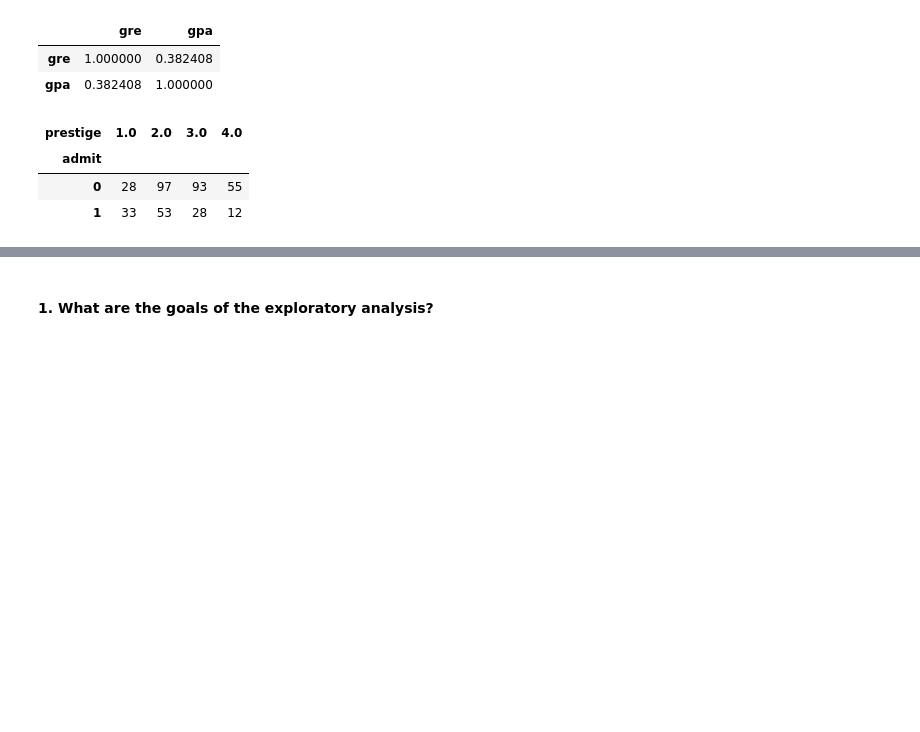
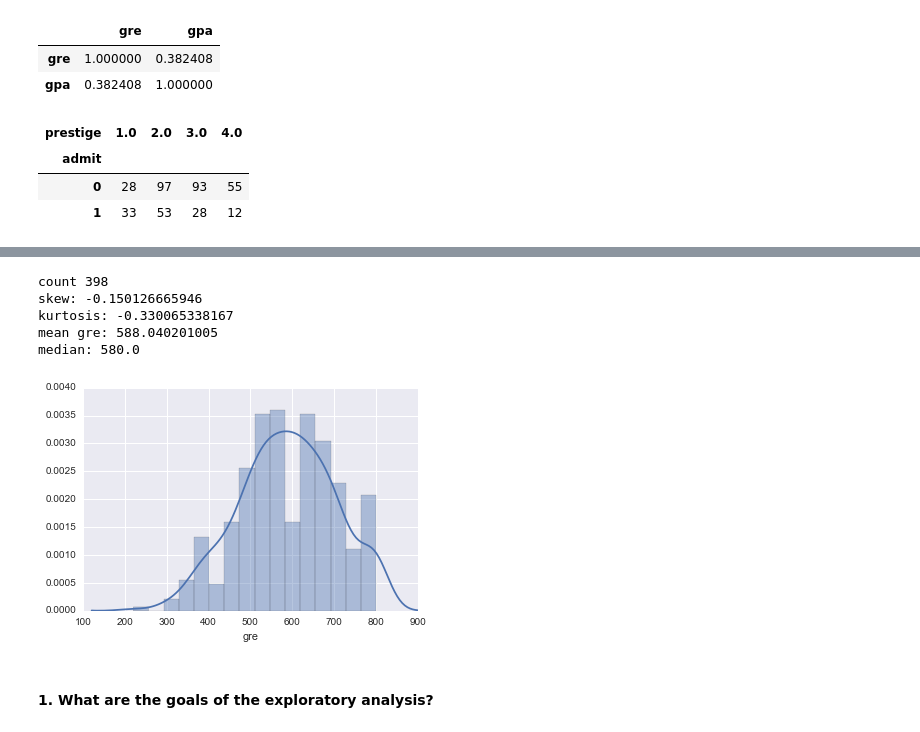
Before and after one commit to dateshaile/Machine-Learning-UND, a Jupyter notebook: project1-starter.ipynb, the cells around one changed output, grey strips where cells are left out. Cells and saved outputs as stored; diff of their text form; code cells hidden in the pictures; blank space fills up the shorter version.

```diff
--- a/project1-starter.ipynb
+++ b/project1-starter.ipynb
@@ -161,3 +183,19 @@ pd.crosstab(admit_df.admit, admit_df.prestige, rownames=['admit'])
+# %%
+df_gre = admit_df.gre.dropna()
+print "count", df_gre.count()
+sns.distplot(df_gre)
+
+print "skew:", df_gre.skew()
+print "kurtosis:", df_gre.kurtosis()
+print "mean gre:", df_gre.mean()
+print "median:", df_gre.median()
+# %% [output]
+count 398
+skew: -0.150126665946
+kurtosis: -0.330065338167
+mean gre: 588.040201005
+median: 580.0
+[figure, added]
 # %% [markdown]
 #### 1. What are the goals of the exploratory analysis?
 # %% [markdown]
```
Also changed, not shown: parts of 9 cells of this notebook.
